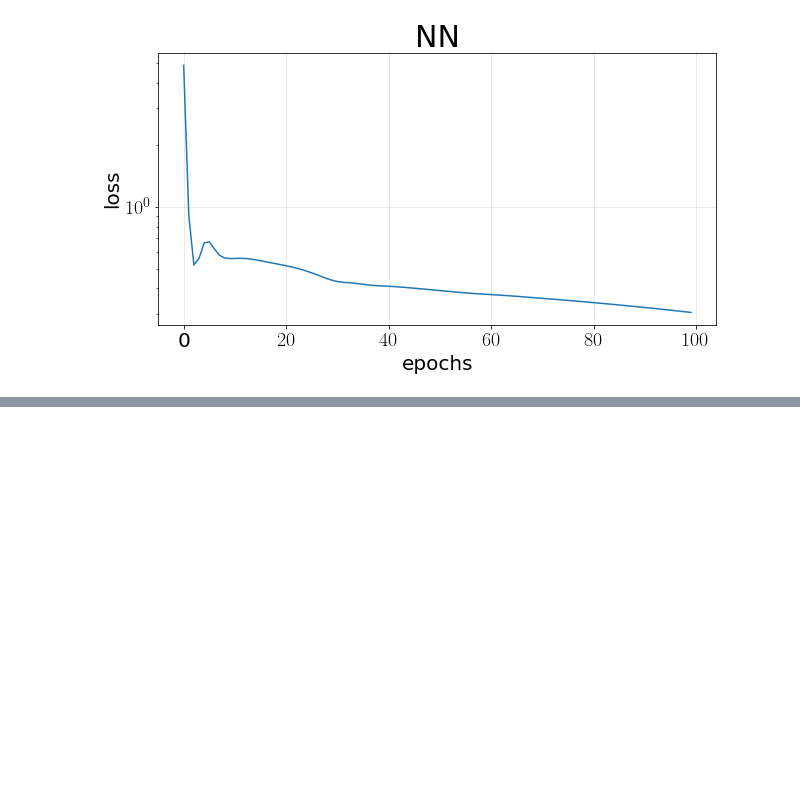
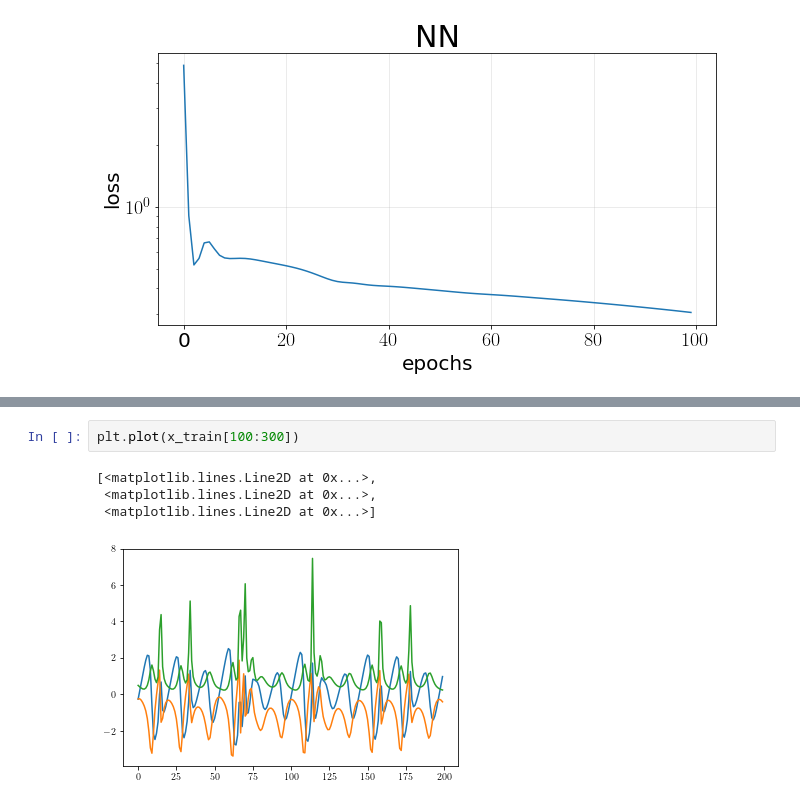
Before and after one commit to Ricvalp/SymplecticTimeReversibleNN, a Jupyter notebook: 3D_system/RealNVP_tfb.ipynb, the cells around one changed output, grey strips where cells are left out. Drawn from its saved outputs; the diff is of its cells as text; blank space fills up the shorter version.

```diff
--- a/3D_system/RealNVP_tfb.ipynb
+++ b/3D_system/RealNVP_tfb.ipynb
@@ -326,0 +299,7 @@ plt.show()
+# %%
+plt.plot(x_train[100:300])
+# %% [output]
+[<matplotlib.lines.Line2D at 0x...>,
+ <matplotlib.lines.Line2D at 0x...>,
+ <matplotlib.lines.Line2D at 0x...>]
+[figure, added]
```
Also changed, not shown: parts of 6 cells of this notebook.
